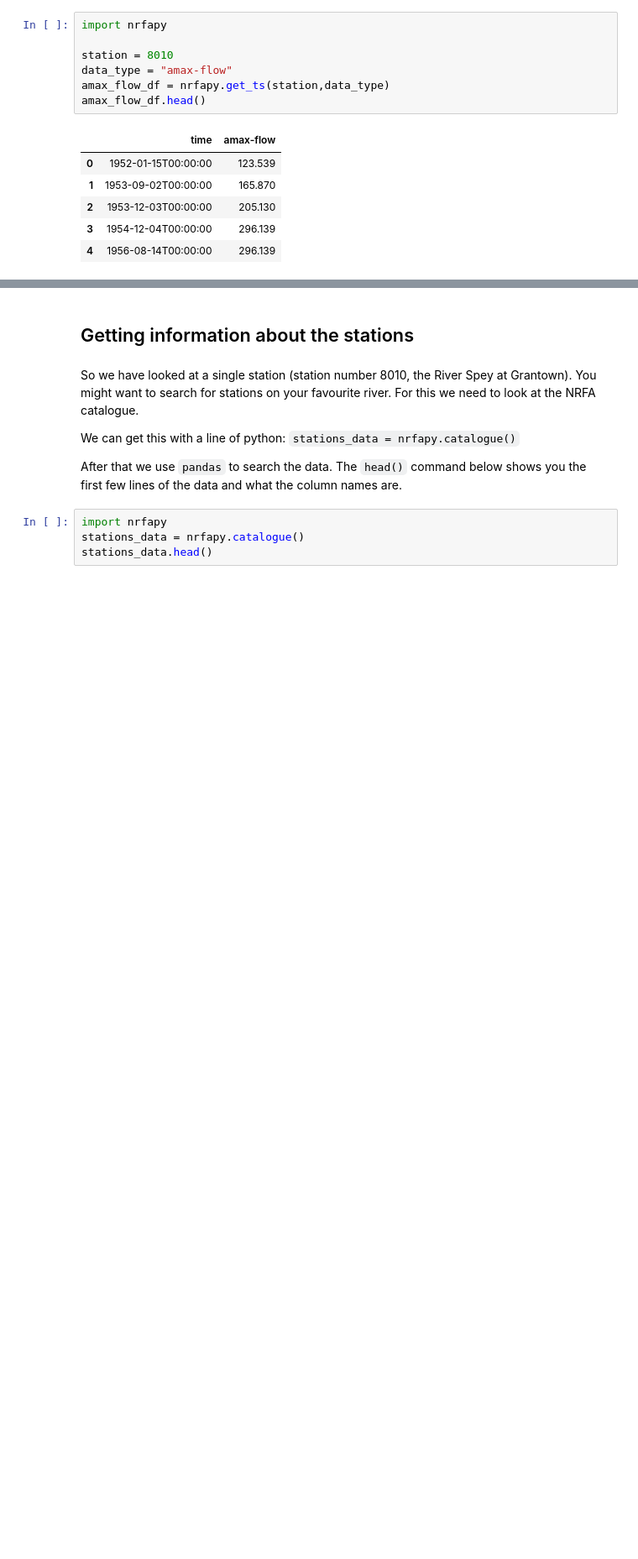
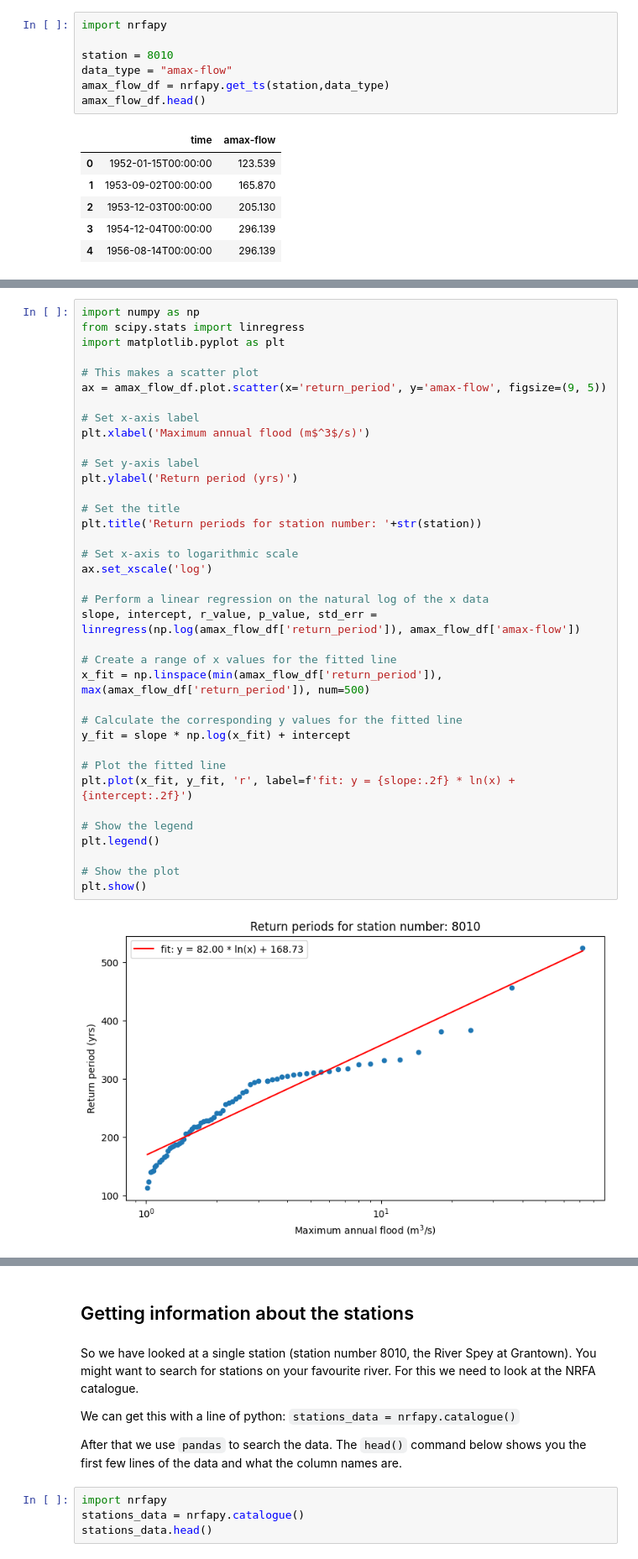
Before and after one commit to simon-m-mudd/physical_geography_practicals, a Jupyter notebook: Physical_geography_flood_practical.ipynb, the cells around one changed output, grey strips where cells are left out. Shown at 84% size. Saved outputs shown, nothing was run; the diff lists cells and outputs as text; blank space fills up the shorter version.

```diff
--- a/Physical_geography_flood_practical.ipynb
+++ b/Physical_geography_flood_practical.ipynb
@@ -119,0 +264,39 @@ We are going to look at the flood frequency.
+# %%
+import numpy as np
+from scipy.stats import linregress
+import matplotlib.pyplot as plt
+
+# This makes a scatter plot
+ax = amax_flow_df.plot.scatter(x='return_period', y='amax-flow', figsize=(9, 5))
+
+# Set x-axis label
+plt.xlabel('Maximum annual flood (m$^3$/s)')
+
+# Set y-axis label
+plt.ylabel('Return period (yrs)')
+
+# Set the title
+plt.title('Return periods for station number: '+str(station))
+
+# Set x-axis to logarithmic scale
+ax.set_xscale('log')
+
+# Perform a linear regression on the natural log of the x data
+slope, intercept, r_value, p_value, std_err = linregress(np.log(amax_flow_df['return_period']), amax_flow_df['amax-flow'])
+
+# Create a range of x values for the fitted line
+x_fit = np.linspace(min(amax_flow_df['return_period']), max(amax_flow_df['return_period']), num=500)
+
+# Calculate the corresponding y values for the fitted line
+y_fit = slope * np.log(x_fit) + intercept
+
+# Plot the fitted line
+plt.plot(x_fit, y_fit, 'r', label=f'fit: y = {slope:.2f} * ln(x) + {intercept:.2f}')
+
+# Show the legend
+plt.legend()
+
+# Show the plot
+plt.show()
+# %% [output]
+[figure, added]
```
Also changed, not shown: parts of 33 cells of this notebook.
